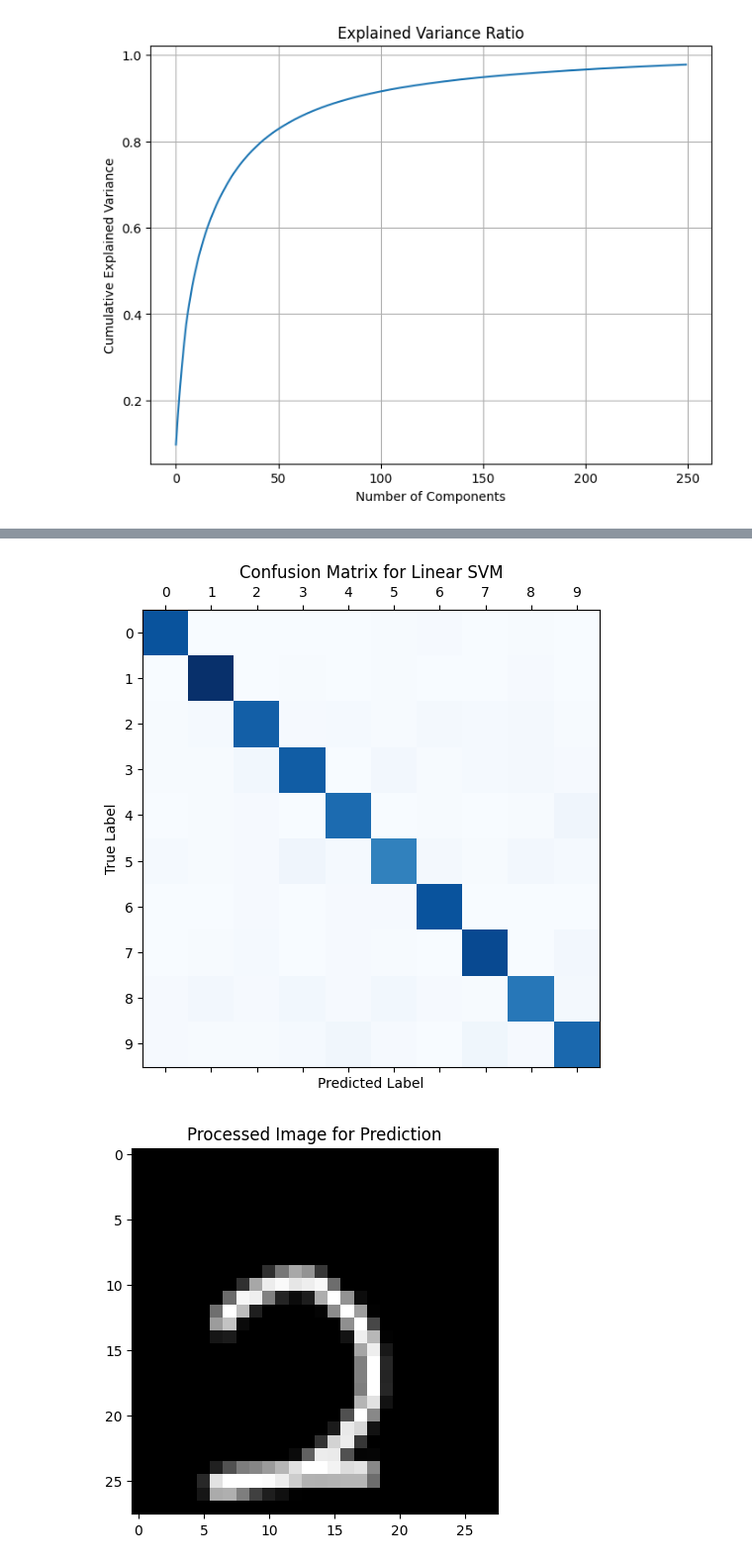
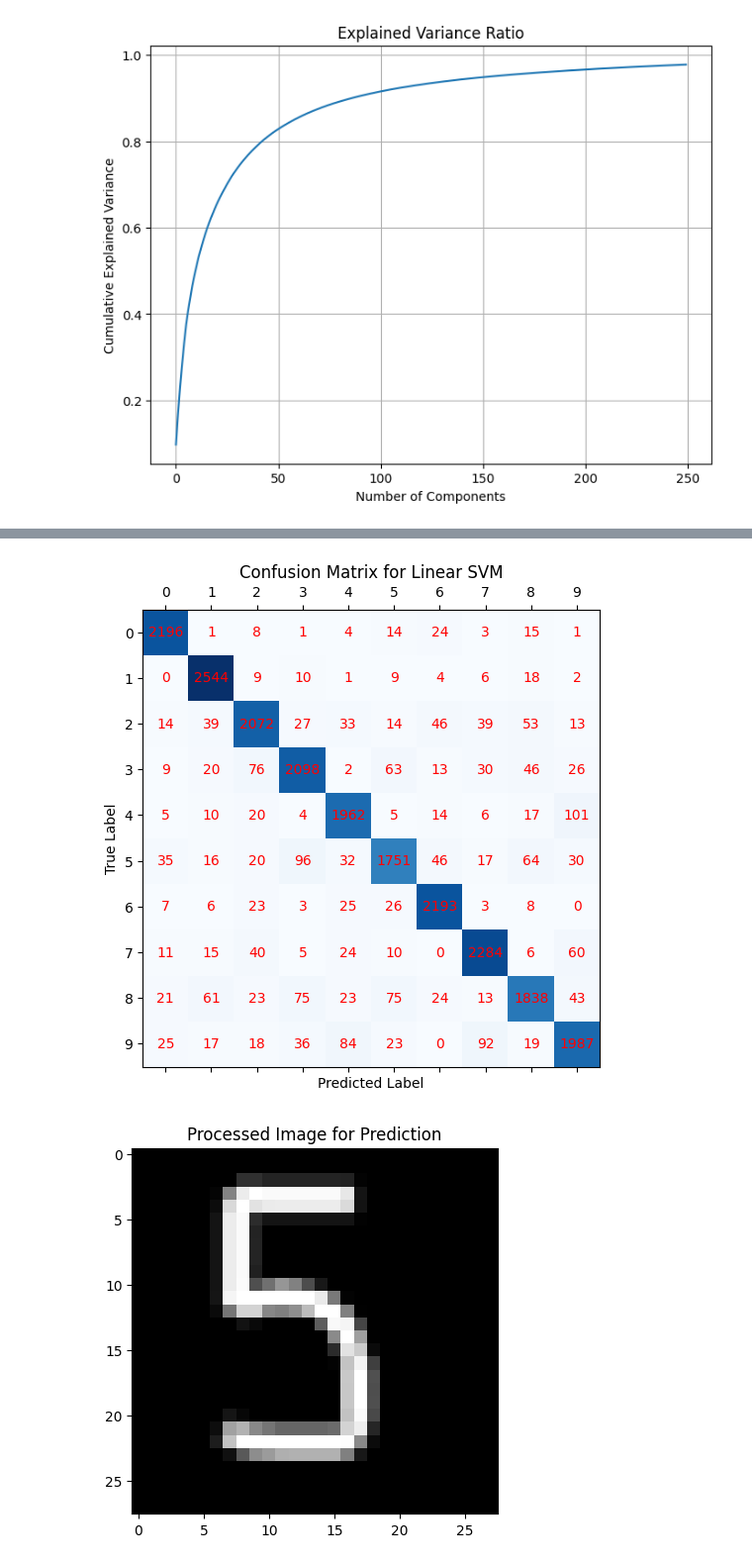
Before and after one commit to tabirako/College-Stuffs, a Jupyter notebook: PCM/mnist_pcm_svm.ipynb, the cells around one changed output, grey strips where cells are left out. Shown at 99% size. Saved outputs shown, nothing was run; the diff lists cells and outputs as text; code cells hidden in the pictures.

```diff
--- a/PCM/mnist_pcm_svm.ipynb
+++ b/PCM/mnist_pcm_svm.ipynb
@@ -109,15 +112,20 @@ weighted avg       0.90      0.91      0.91     23100
 # confusion matrix for linear svm in matplotlib
 ax = plt.figure(figsize=(8, 6)).gca()
 ax.matshow(confusion_matrix(y_test, y_pred_linear), cmap=plt.cm.Blues)
+for i in range(10):
+    for j in range(10):
+        ax.text(j, i, str(confusion_matrix(y_test, y_pred_linear)[i, j]),
+                ha="center", va="center", color="red")
+
 ax.set_xlabel("Predicted Label")
 ax.set_ylabel("True Label")
 ax.set_title("Confusion Matrix for Linear SVM")
-size = len(np.unique(y))
+size = len(np.unique(y_test))
 ax.set_xticks(np.arange(size))
 ax.set_yticks(np.arange(size))
 plt.show()
 # %% [output]
-[figure, old version]
+[figure, new version]
 # %%
 import tkinter as tk
 from PIL import Image, ImageDraw, ImageOps
@@ -149,35 +157,35 @@ class DigitRecognizer(tk.Tk):
         x, y = event.x, event.y
         if self.last_x is not None and self.last_y is not None:
             self.canvas.create_line(self.last_x, self.last_y, x, y,
-                                    width=16, fill="black",
+                                    width=21, fill="black",
                                     capstyle=tk.ROUND, smooth=True)
             self.draw.line([self.last_x, self.last_y, x, y],
-                           fill=0, width=16)
+                           fill=0, width=21)
         self.last_x, self.last_y = x, y
 
     def reset(self, event):
         self.last_x, self.last_y = None, None
 
     def clear(self):
         self.canvas.delete("all")
         self.draw.rectangle([0, 0, self.canvas_width, self.canvas_height],
                             fill=255)
         self.result_label.config(text="Draw a digit and click predict")
 
     def predict(self):
         # resize to 28x28, invert colours (MNIST is white-on‑black)
         img = self.image.resize((28, 28))
         img = ImageOps.invert(img)
         plt.imshow(img, cmap="gray")
         plt.title("Processed Image for Prediction")
         arr = np.array(img, dtype=np.float32).reshape(1, -1)
         arr_pca = pca.transform(arr)           # existing PCA instance
         pred = linear_svm_clf.predict(arr_pca) # existing trained classifier
         self.result_label.config(text=f"Prediction: {pred[0]}")
 
 # run the GUI
 if __name__ == "__main__":
     app = DigitRecognizer()
     app.mainloop()
 # %% [output]
-[figure, old version]
+[figure, new version]
```
Also changed, not shown: parts of 1 cell of this notebook.
